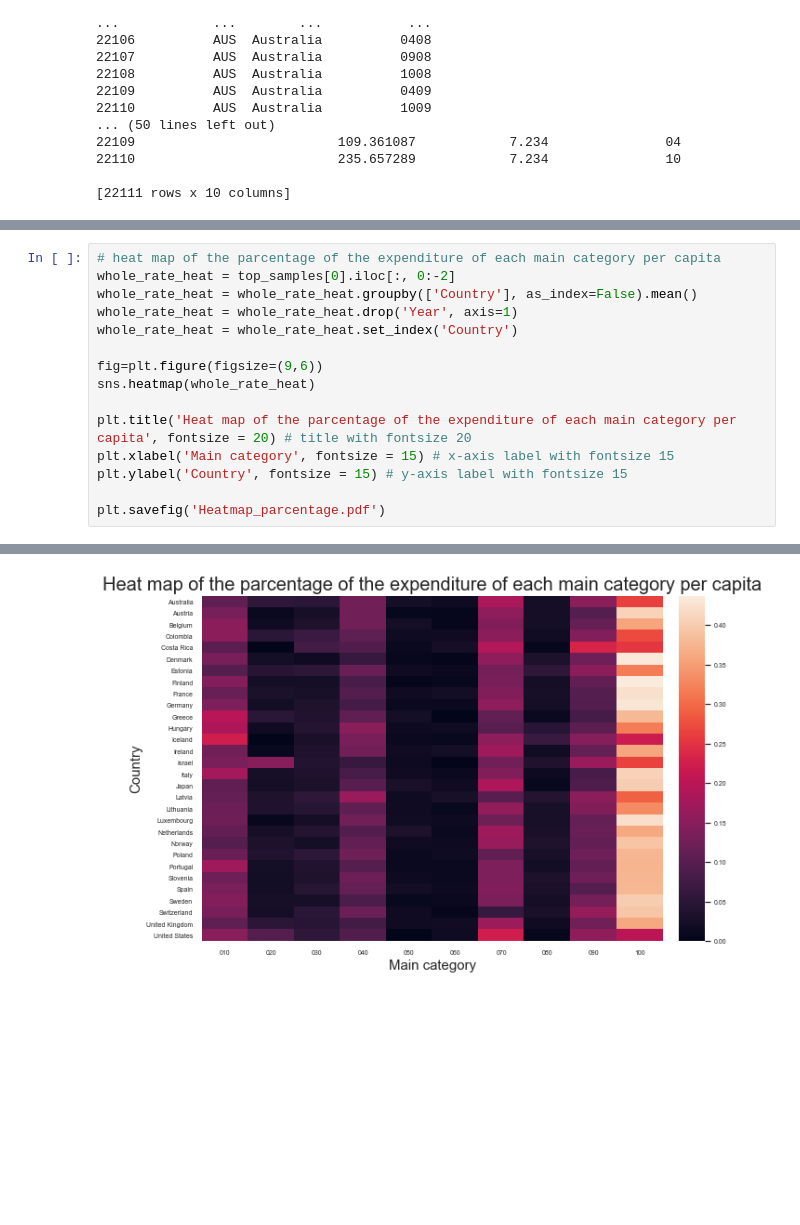
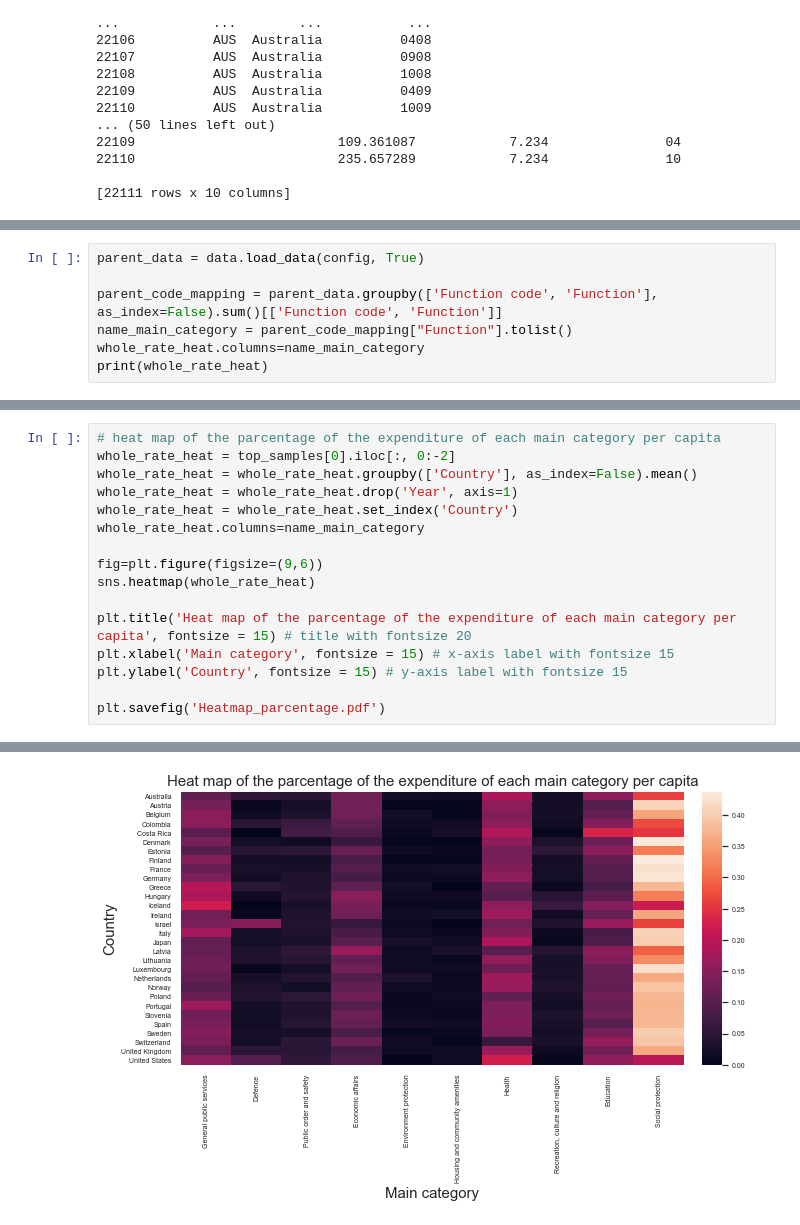
Before and after one commit to AgiNetz/data_literacy_project, a Jupyter notebook: src/heatmap_parcentage.ipynb, the cells around one changed output, grey strips where cells are left out. Saved outputs shown, nothing was run; the diff lists cells and outputs as text; blank space fills up the shorter version.

Commit message:
write the code to proper plot

```diff
--- a/src/heatmap_parcentage.ipynb
+++ b/src/heatmap_parcentage.ipynb
@@ -185,0 +204,7 @@ INFO:root:Dropped 0 rows with invalid essential columns
+# %%
+parent_data = data.load_data(config, True)
+
+parent_code_mapping = parent_data.groupby(['Function code', 'Function'], as_index=False).sum()[['Function code', 'Function']]
+name_main_category = parent_code_mapping["Function"].tolist()
+whole_rate_heat.columns=name_main_category
+print(whole_rate_heat)
@@ -189,11 +232,12 @@ whole_rate_heat = top_samples[0].iloc[:, 0:-2]
 whole_rate_heat = whole_rate_heat.groupby(['Country'], as_index=False).mean()
 whole_rate_heat = whole_rate_heat.drop('Year', axis=1)
 whole_rate_heat = whole_rate_heat.set_index('Country')
+whole_rate_heat.columns=name_main_category
 
 fig=plt.figure(figsize=(9,6))
 sns.heatmap(whole_rate_heat)
 
-plt.title('Heat map of the parcentage of the expenditure of each main category per capita', fontsize = 20) # title with fontsize 20
+plt.title('Heat map of the parcentage of the expenditure of each main category per capita', fontsize = 15) # title with fontsize 20
 plt.xlabel('Main category', fontsize = 15) # x-axis label with fontsize 15
 plt.ylabel('Country', fontsize = 15) # y-axis label with fontsize 15
 
@@ -218,2 +262,2 @@ DEBUG:matplotlib._constrained_layout:pos.y0 0.084359
 DEBUG:matplotlib.axes._base:top of axes not in the figure, so title not moved
-[figure, old version]
+[figure, new version]
```
Also changed, not shown: parts of 3 cells of this notebook, 2 other files.
